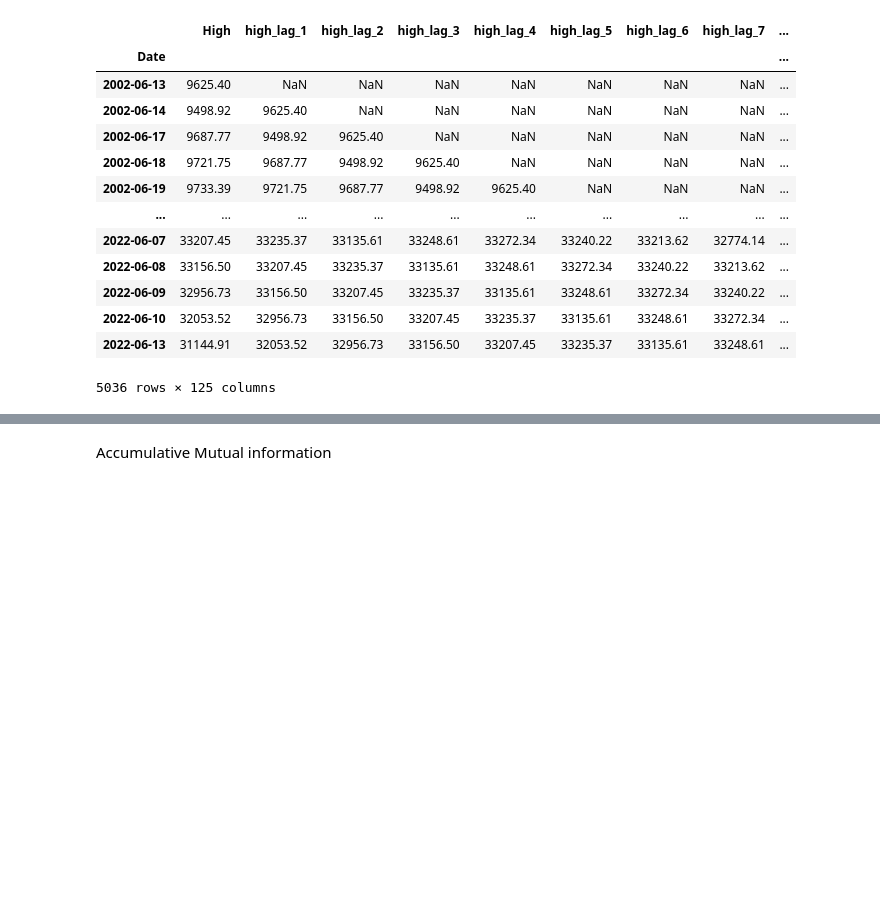
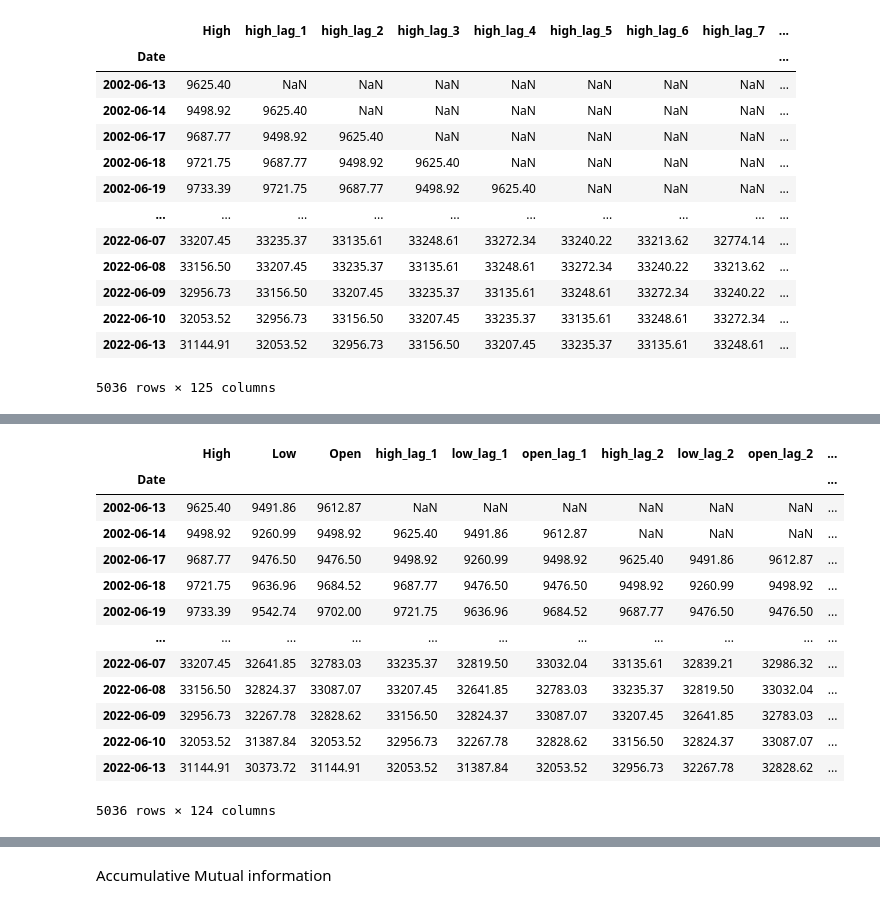
Before and after one commit to GirlOfKook1997/Optimal-Lag-Selection-by-Mutual-Information, a Jupyter notebook: Mutual Information_KNN_Forward Search.ipynb, the cells around one changed output, grey strips where cells are left out. Cells and saved outputs as stored; diff of their text form; code cells hidden in the pictures; blank space fills up the shorter version.

```diff
--- a/Mutual Information_KNN_Forward Search.ipynb
+++ b/Mutual Information_KNN_Forward Search.ipynb
@@ -141,0 +194,18 @@ array([3.45191133])
+# %%
+F_sort = F[mi_of_all.index]
+F_sort
+# %% [output]
+|  | High | Low | Open | high_lag_1 | low_lag_1 | open_lag_1 | high_lag_2 | low_lag_2 | open_lag_2 | ... |
+| Date |  |  |  |  |  |  |  |  |  | ... |
+| 2002-06-13 | 9625.40 | 9491.86 | 9612.87 | NaN | NaN | NaN | NaN | NaN | NaN | ... |
+| 2002-06-14 | 9498.92 | 9260.99 | 9498.92 | 9625.40 | 9491.86 | 9612.87 | NaN | NaN | NaN | ... |
+| 2002-06-17 | 9687.77 | 9476.50 | 9476.50 | 9498.92 | 9260.99 | 9498.92 | 9625.40 | 9491.86 | 9612.87 | ... |
+| 2002-06-18 | 9721.75 | 9636.96 | 9684.52 | 9687.77 | 9476.50 | 9476.50 | 9498.92 | 9260.99 | 9498.92 | ... |
+| 2002-06-19 | 9733.39 | 9542.74 | 9702.00 | 9721.75 | 9636.96 | 9684.52 | 9687.77 | 9476.50 | 9476.50 | ... |
+| ... | ... | ... | ... | ... | ... | ... | ... | ... | ... | ... |
+| 2022-06-07 | 33207.45 | 32641.85 | 32783.03 | 33235.37 | 32819.50 | 33032.04 | 33135.61 | 32839.21 | 32986.32 | ... |
+| 2022-06-08 | 33156.50 | 32824.37 | 33087.07 | 33207.45 | 32641.85 | 32783.03 | 33235.37 | 32819.50 | 33032.04 | ... |
+| 2022-06-09 | 32956.73 | 32267.78 | 32828.62 | 33156.50 | 32824.37 | 33087.07 | 33207.45 | 32641.85 | 32783.03 | ... |
+| 2022-06-10 | 32053.52 | 31387.84 | 32053.52 | 32956.73 | 32267.78 | 32828.62 | 33156.50 | 32824.37 | 33087.07 | ... |
+| 2022-06-13 | 31144.91 | 30373.72 | 31144.91 | 32053.52 | 31387.84 | 32053.52 | 32956.73 | 32267.78 | 32828.62 | ... |
+5036 rows × 124 columns
```
Also changed, not shown: parts of 30 cells of this notebook.
